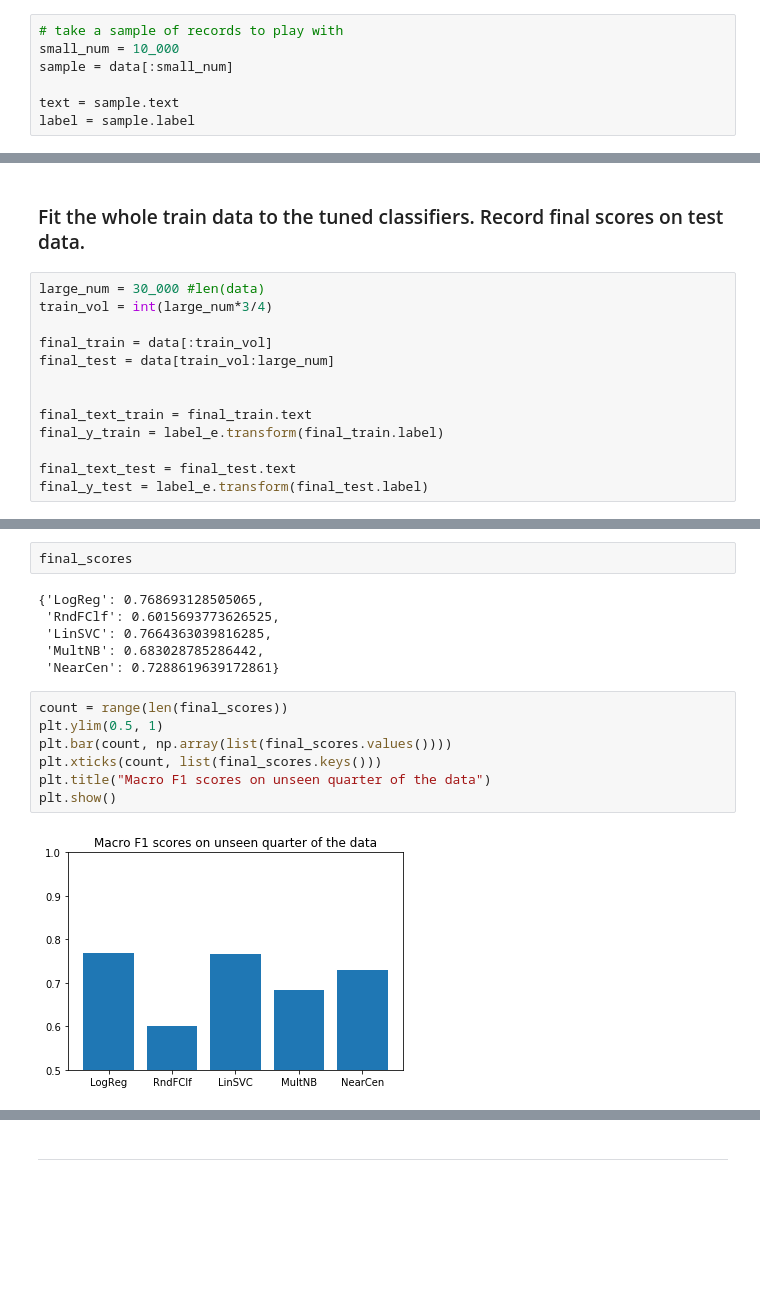
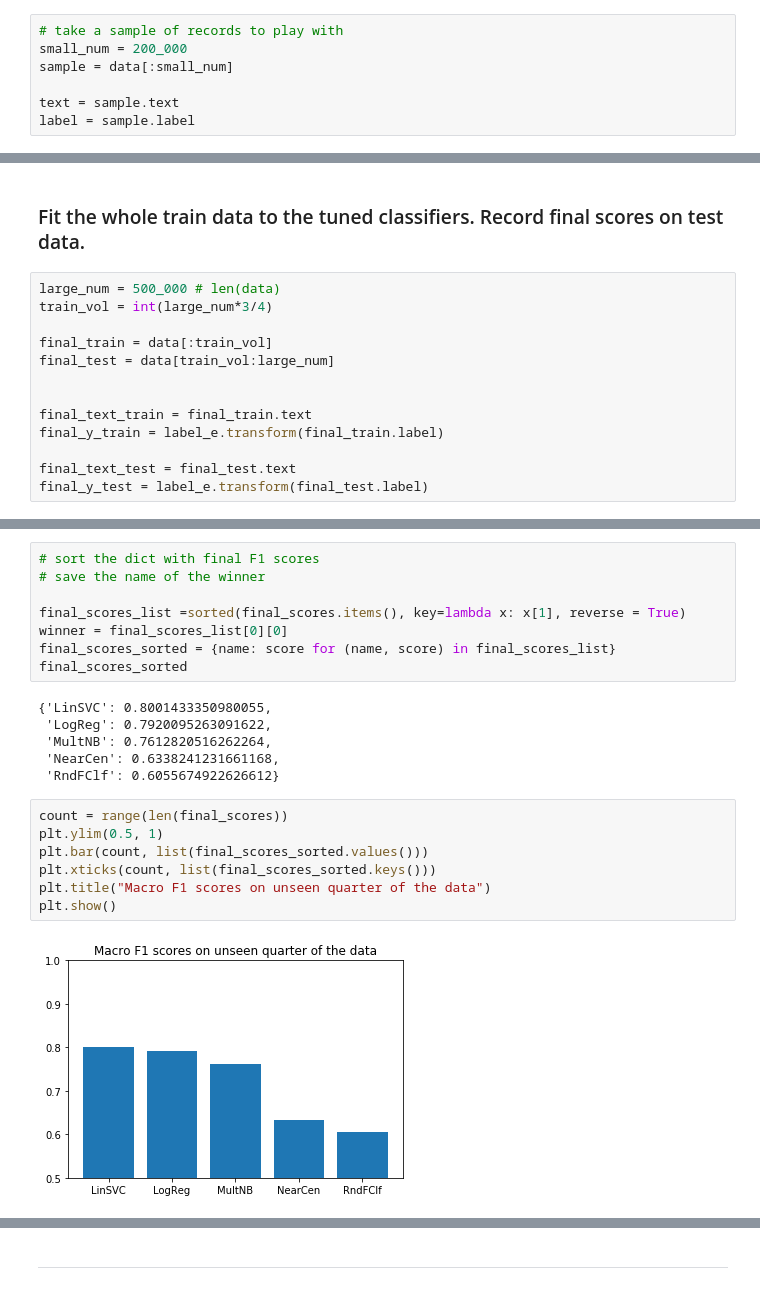
Before and after one commit to olszewskip/ArXiv_Classifier, a Jupyter notebook: arXiv_shallow_clf.ipynb, the cells around one changed output, grey strips where cells are left out. Cells and saved outputs as stored; diff of their text form; blank space fills up the shorter version.

```diff
--- a/arXiv_shallow_clf.ipynb
+++ b/arXiv_shallow_clf.ipynb
@@ -60,7 +58,7 @@ file = os.path.join("data", "bare_all.csv")
 data = pd.read_csv(file, delimiter='\t')
 # %%
 # take a sample of records to play with
-small_num = 10_000
+small_num = 200_000
 sample = data[:small_num]
 
 text = sample.text
@@ -557,7 +574,7 @@ models["RndFClf"]
 # %% [markdown]
 ### Fit the whole train data to the tuned classifiers. Record final scores on test data.
 # %%
-large_num = 30_000 #len(data)
+large_num = 500_000 # len(data)
 train_vol = int(large_num*3/4)
 
 final_train = data[:train_vol]
@@ -590,17 +607,23 @@ Fitted NearCen.
-# %%
-final_scores
-# %% [output]
-{'LogReg': 0.768693128505065,
- 'RndFClf': 0.6015693773626525,
- 'LinSVC': 0.7664363039816285,
- 'MultNB': 0.683028785286442,
- 'NearCen': 0.7288619639172861}
+# %%
+# sort the dict with final F1 scores
+# save the name of the winner
+
+final_scores_list =sorted(final_scores.items(), key=lambda x: x[1], reverse = True)
+winner = final_scores_list[0][0]
+final_scores_sorted = {name: score for (name, score) in final_scores_list}
+final_scores_sorted
+# %% [output]
+{'LinSVC': 0.8001433350980055,
+ 'LogReg': 0.7920095263091622,
+ 'MultNB': 0.7612820516262264,
+ 'NearCen': 0.6338241231661168,
+ 'RndFClf': 0.6055674922626612}
 # %%
 count = range(len(final_scores))
 plt.ylim(0.5, 1)
-plt.bar(count, np.array(list(final_scores.values())))
-plt.xticks(count, list(final_scores.keys()))
+plt.bar(count, list(final_scores_sorted.values()))
+plt.xticks(count, list(final_scores_sorted.keys()))
 plt.title("Macro F1 scores on unseen quarter of the data")
 plt.show()
 # %% [output]
-[figure, old version]
+[figure, new version]
```
Also changed, not shown: parts of 23 cells of this notebook.
